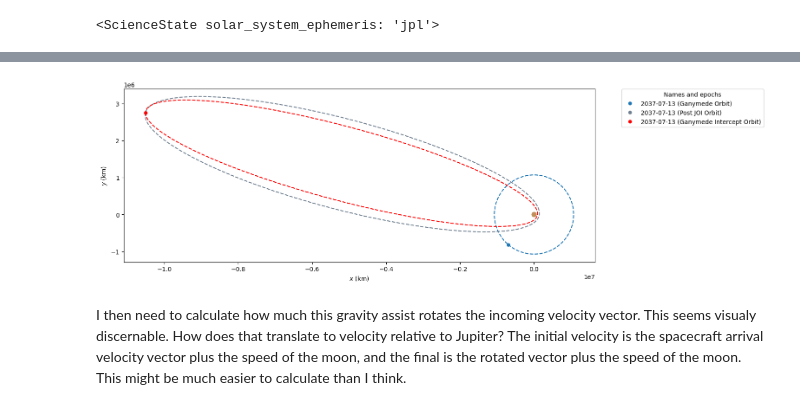
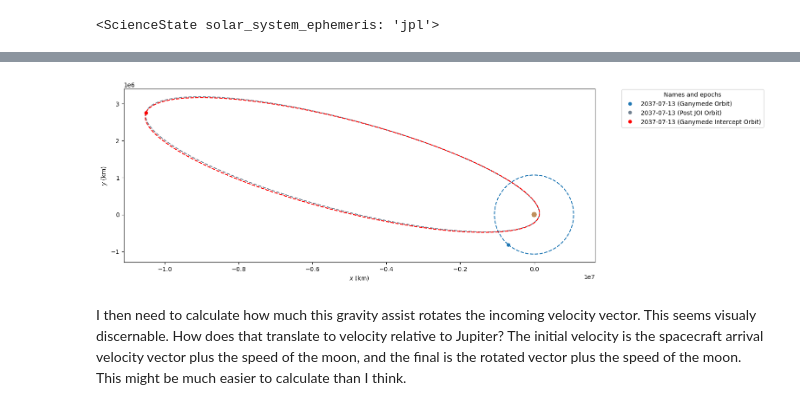
Before and after one commit to jackSN8/Starship_outer_planets_missions, a Jupyter notebook: jovian_moon_gravity_assist.ipynb, the cells around one changed output, grey strips where cells are left out. Saved outputs shown, nothing was run; the diff lists cells and outputs as text; code cells hidden in the pictures.

```diff
--- a/jovian_moon_gravity_assist.ipynb
+++ b/jovian_moon_gravity_assist.ipynb
@@ -26,3 +26,22 @@ from poliastro.frames import Planes
 solar_system_ephemeris.set("jpl")
 # %% [output]
 <ScienceState solar_system_ephemeris: 'jpl'>
+# %%
+start_date = time.Time("2037-06-13 15:01", scale="utc").tdb
+search_end_date = time.Time("2037-08-25 01:01", scale="utc").tdb
+end_date = time.Time("2037-12-25 01:01", scale="utc").tdb
+
+
+body1=Ganymede
+
+
+epoch=time_range(start=start_date, end=end_date)
+io_ephem = Ephem.from_horizons(501,epochs= epoch, attractor= Jupiter)#Io is 501
+ganymede_ephem = Ephem.from_horizons(503,epochs= epoch, attractor= Jupiter,plane=Planes.EARTH_ECLIPTIC)#Ganymede is 503
+europa_ephem = Ephem.from_horizons(502,epochs= epoch, attractor= Jupiter)#Europa is 502
+callisto_ephem = Ephem.from_horizons(504,epochs= epoch, attractor= Jupiter)
+
+orb_europa = Orbit.from_ephem(Jupiter, europa_ephem, start_date)
+orb_callisto = Orbit.from_ephem(Jupiter, callisto_ephem, start_date)
+orb_io = Orbit.from_ephem(Jupiter, io_ephem, start_date)
+orb_ganymede = Orbit.from_ephem(Jupiter, ganymede_ephem, start_date)
@@ -29,6 +148,8 @@ solar_system_ephemeris.set("jpl")
 # %%
 start_date = time.Time("2037-07-13 15:01", scale="utc").tdb
-end_date = time.Time("2037-09-25 01:01", scale="utc").tdb
+search_end_date = time.Time("2037-10-25 01:01", scale="utc").tdb
+end_date = time.Time("2037-12-25 01:01", scale="utc").tdb
+
 
 body1=Ganymede
 
@@ -53,15 +174,15 @@ starship_orb._epoch = start_date
 
 
 #solve for lowest DV burn to reach ganymede
-resolution = 1*u.day
-delta_time = end_date-start_date
+resolution = 0.02*u.day
+delta_time = search_end_date-start_date
 lowest_dv = 100000
 lowest_date = 0
 lowest_orb = 0
 arrival_v=0
 for i in range(1,int(delta_time/resolution)):
-    date_launch = start_date
-    date_arrival = start_date+i*resolution
+    date_launch = start_date+i*resolution
+    date_arrival = date_launch + 42*u.day
     ss_arrival = Orbit.from_ephem(Jupiter, ganymede_ephem, date_arrival)
     man_lambert = Maneuver.lambert(starship_orb,ss_arrival,M=0)
     burn = man_lambert[0]
@@ -123,4 +237,4 @@ Speed at periapsis is 0.54 km / s, which is 4290 m / s below escape velocity at
-[figure, old version]
+[figure, new version]
 # %% [markdown]
 I then need to calculate how much this gravity assist rotates the incoming velocity vector. This seems visualy discernable. How does that translate to velocity relative to Jupiter?
 The initial velocity is the spacecraft arrival velocity vector plus the speed of the moon, and the final is the rotated vector plus the speed of the moon. This might be much easier to calculate than I think.
```
Also changed, not shown: parts of 2 cells of this notebook, 3 other files.
